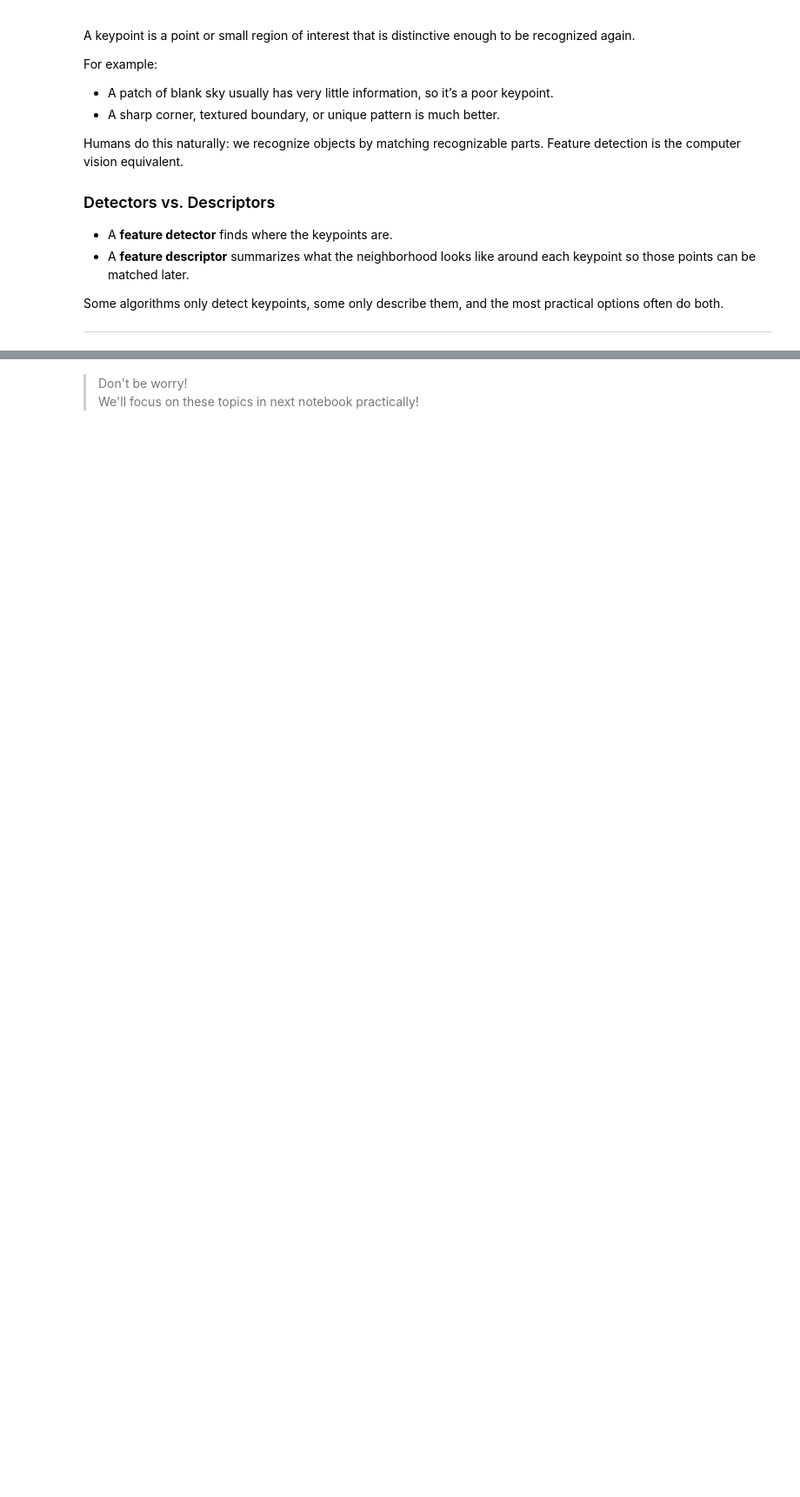
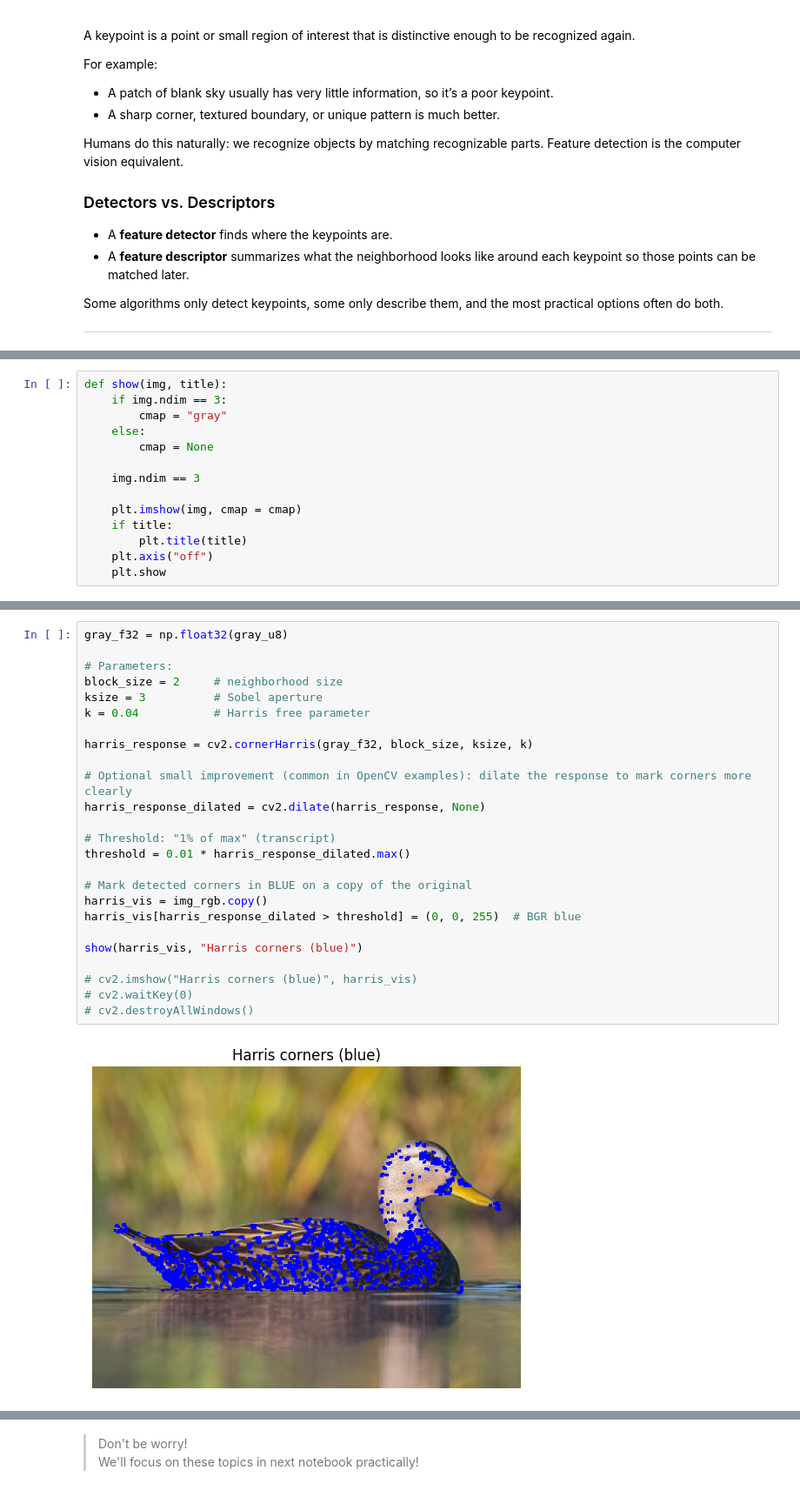
Before and after one commit to ZanyarHajiEsmaiPoor/imageProcessing, a Jupyter notebook: notebooks/13.openCV-4.ipynb, the cells around one changed output, grey strips where cells are left out. Shown at 87% size. Drawn from its saved outputs; the diff is of its cells as text; blank space fills up the shorter version.

Commit message:
OpenCV-part 4 updated

```diff
--- a/notebooks/13.openCV-4.ipynb
+++ b/notebooks/13.openCV-4.ipynb
@@ -44,0 +71,14 @@ If images shift over time, feature-based methods can find corresponding keypoint
+# %%
+def show(img, title):
+    if img.ndim == 3:
+        cmap = "gray"
+    else:
+        cmap = None
+
+    img.ndim == 3
+
+    plt.imshow(img, cmap = cmap)
+    if title:
+        plt.title(title)
+    plt.axis("off")
+    plt.show
@@ -64,0 +105,27 @@ To visualize:
+# %%
+gray_f32 = np.float32(gray_u8)
+
+# Parameters:
+block_size = 2     # neighborhood size
+ksize = 3          # Sobel aperture
+k = 0.04           # Harris free parameter
+
+harris_response = cv2.cornerHarris(gray_f32, block_size, ksize, k)
+
+# Optional small improvement (common in OpenCV examples): dilate the response to mark corners more clearly
+harris_response_dilated = cv2.dilate(harris_response, None)
+
+# Threshold: "1% of max" (transcript)
+threshold = 0.01 * harris_response_dilated.max()
+
+# Mark detected corners in BLUE on a copy of the original
+harris_vis = img_rgb.copy()
+harris_vis[harris_response_dilated > threshold] = (0, 0, 255)  # BGR blue
+
+show(harris_vis, "Harris corners (blue)")
+
+# cv2.imshow("Harris corners (blue)", harris_vis)
+# cv2.waitKey(0)
+# cv2.destroyAllWindows()
+# %% [output]
+[figure, added]
```
Also changed, not shown: parts of 18 cells of this notebook, 2 other files.
